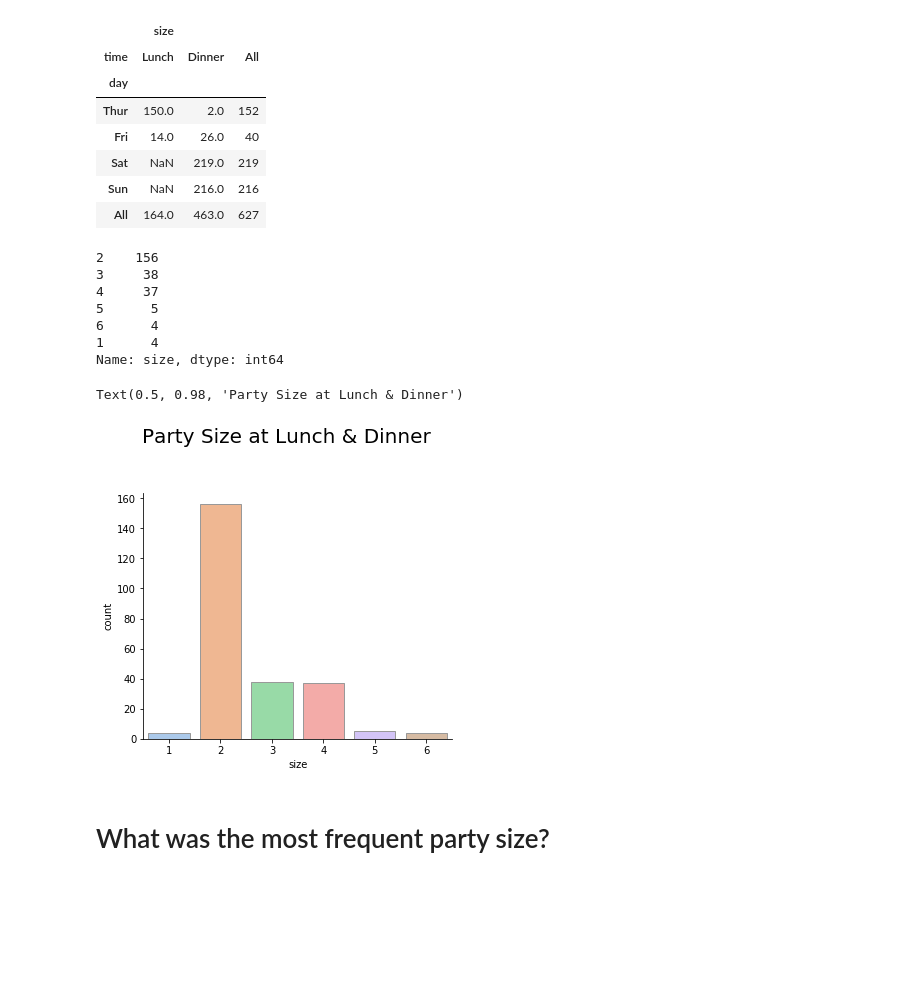
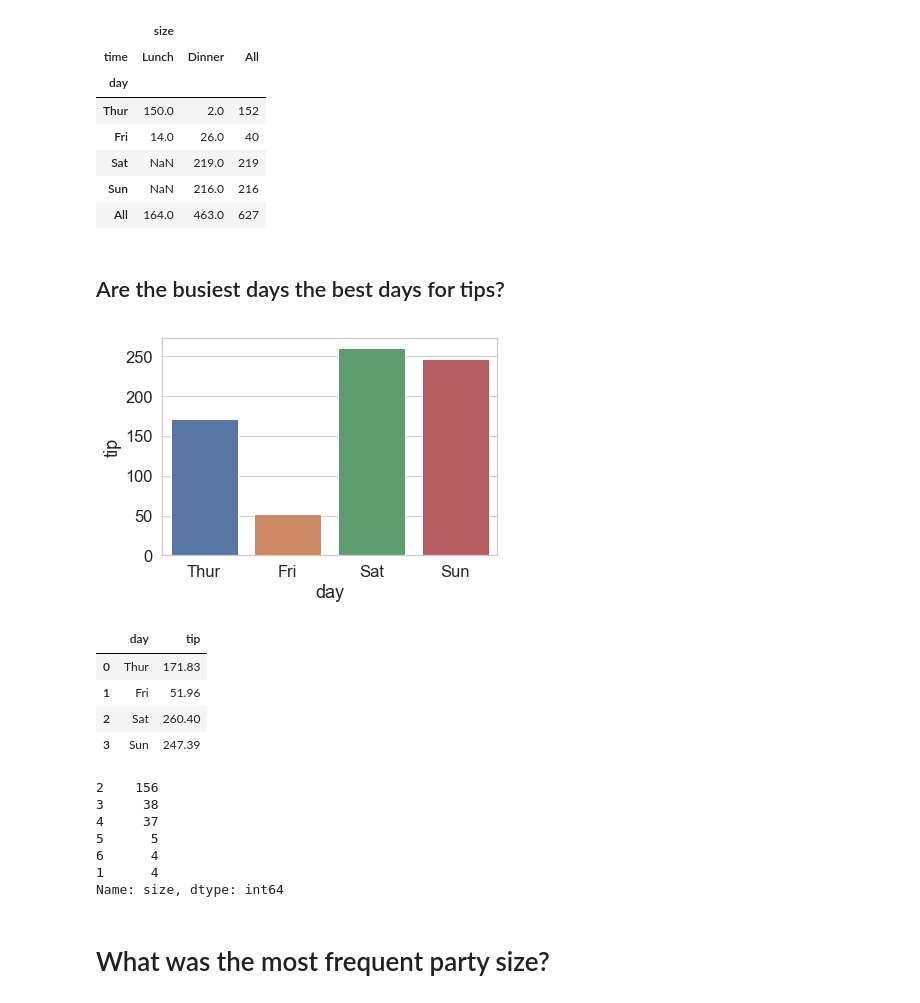
Before and after one commit to fionaoriordan/52446_19_tips, a Jupyter notebook: tips_notebook.ipynb, the cells around one changed output. Drawn from its saved outputs; the diff is of its cells as text; code cells hidden in the pictures; blank space fills up the shorter version.

Commit message:
Updating jupyter nb with sum of tips by day data

```diff
--- a/tips_notebook.ipynb
+++ b/tips_notebook.ipynb
@@ -167,6 +173,29 @@ num_diners_bysitting
 | Sat | NaN | 219.0 | 219 |
 | Sun | NaN | 216.0 | 216 |
 | All | 164.0 | 463.0 | 627 |
+# %% [markdown]
+## Are the busiest days the best days for tips?
+# %%
+#Adapted from : https://stackoverflow.com/a/56881800
+#create groupby dataframe grouping by day & sum of the tips, reset the index.
+df_grp = df.groupby(['day'])['tip'].sum().reset_index()
+
+
+
+
+ax = sns.barplot(x='day', y='tip', data=df_grp, ci=None, estimator=sum)
+# Seaborn Visualisation
+#ax = sns.barplot(x='EXIT', y='VEH_COUNT', data=df_grp)
+plt.show()
+#take a peak at the data.
+df_grp.head()
+# %% [output]
+[figure, added]
+|  | day | tip |
+| 0 | Thur | 171.83 |
+| 1 | Fri | 51.96 |
+| 2 | Sat | 260.40 |
+| 3 | Sun | 247.39 |
 # %%
 # Adapted from https://stackoverflow.com/questions/22391433/count-the-frequency-that-a-value-occurs-in-a-dataframe-column/36434248
 df['size'].value_counts()
@@ -178,19 +207,6 @@ df['size'].value_counts()
 6      4
 1      4
 Name: size, dtype: int64
-# %%
-#Creating a figure ax using seaborn category plot function
-ax = sns.catplot(x="size", kind="count",
-            palette="pastel", edgecolor=".6",
-            data=df);
-
-#Adapted from :https://stackoverflow.com/a/42030162 to adjust the title up a little
-ax.fig.subplots_adjust(top=0.8)
-# Adding a figure title with fontsize 20
-ax.fig.suptitle("Party Size at Lunch & Dinner", fontsize = 20)
-# %% [output]
-Text(0.5, 0.98, 'Party Size at Lunch & Dinner')
-[figure, removed]
 # %% [markdown]
 # What was the most frequent party size?
 # %% [markdown]
```
Also changed, not shown: parts of 4 cells of this notebook.
